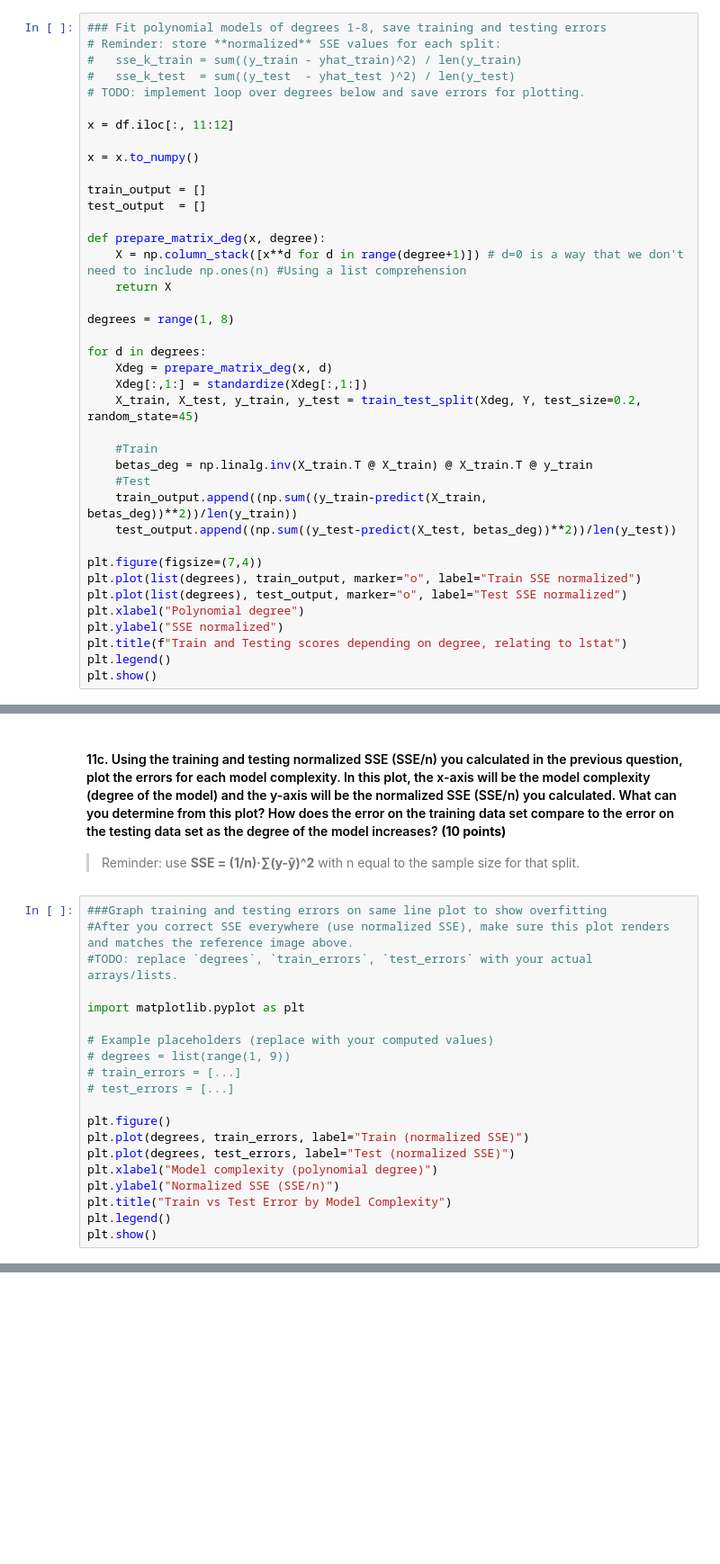
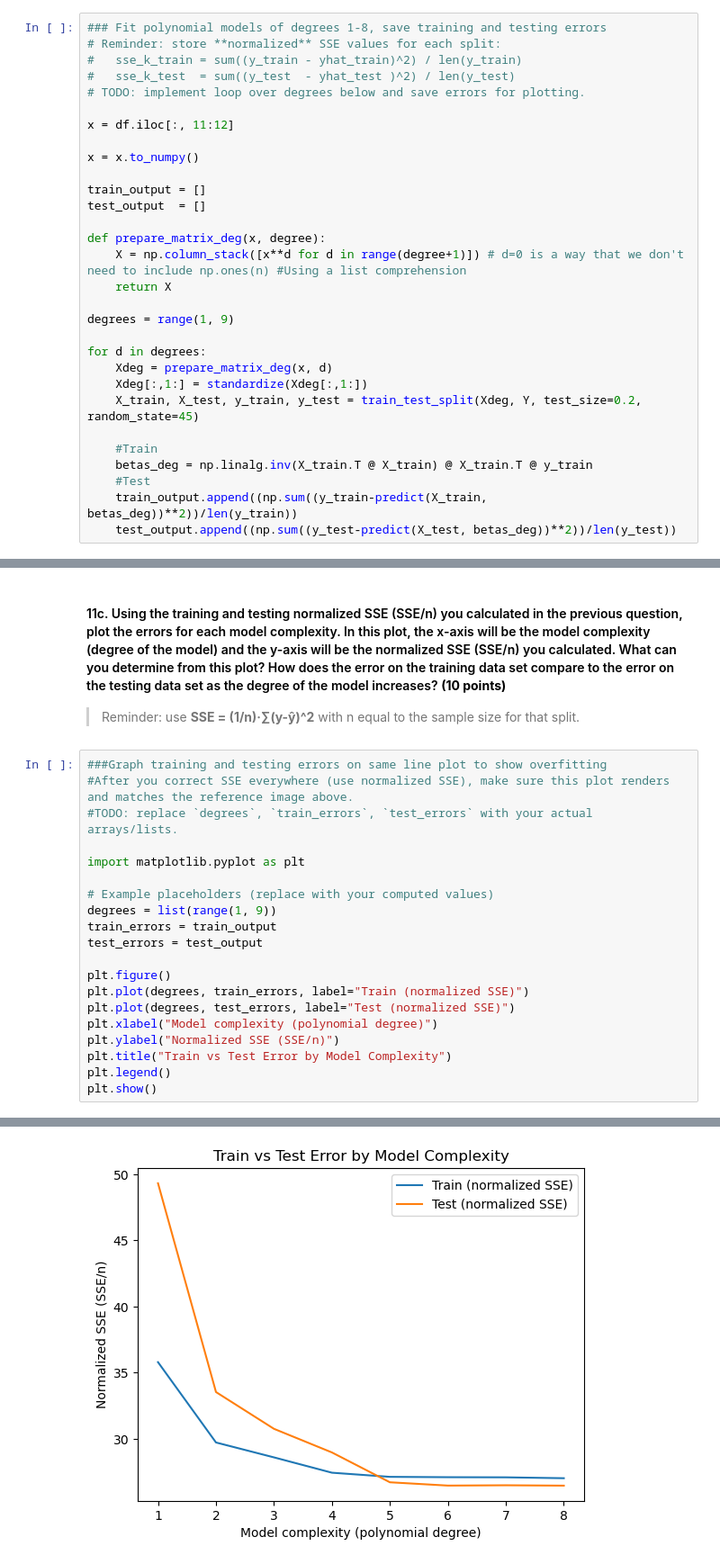
Before and after one commit to fortunecookie040/Math3025_Projects, a Jupyter notebook: 02_Student_Template_v2.ipynb, the cells around one changed output, grey strips where cells are left out. Shown at 90% size. Drawn from its saved outputs; the diff is of its cells as text; blank space fills up the shorter version.

```diff
--- a/02_Student_Template_v2.ipynb
+++ b/02_Student_Template_v2.ipynb
@@ -567,7 +567,7 @@ def prepare_matrix_deg(x, degree):
     X = np.column_stack([x**d for d in range(degree+1)]) # d=0 is a way that we don't need to include np.ones(n) #Using a list comprehension
     return X
 
-degrees = range(1, 8)
+degrees = range(1, 9)
 
 for d in degrees:
     Xdeg = prepare_matrix_deg(x, d)
@@ -579,12 +579,3 @@ for d in degrees:
     #Test
     train_output.append((np.sum((y_train-predict(X_train, betas_deg))**2))/len(y_train))
     test_output.append((np.sum((y_test-predict(X_test, betas_deg))**2))/len(y_test))
-
-plt.figure(figsize=(7,4))
-plt.plot(list(degrees), train_output, marker="o", label="Train SSE normalized")
-plt.plot(list(degrees), test_output, marker="o", label="Test SSE normalized")
-plt.xlabel("Polynomial degree")
-plt.ylabel("SSE normalized")
-plt.title(f"Train and Testing scores depending on degree, relating to lstat")
-plt.legend()
-plt.show()
@@ -606,9 +595,9 @@ plt.show()
 import matplotlib.pyplot as plt
 
 # Example placeholders (replace with your computed values)
-# degrees = list(range(1, 9))
-# train_errors = [...]
-# test_errors = [...]
+degrees = list(range(1, 9))
+train_errors = train_output
+test_errors = test_output
 
 plt.figure()
 plt.plot(degrees, train_errors, label="Train (normalized SSE)")
@@ -623,0 +611 @@ NameError: name 'degrees' is not defined
+[figure, added]
```
Also changed, not shown: parts of 2 cells of this notebook.
